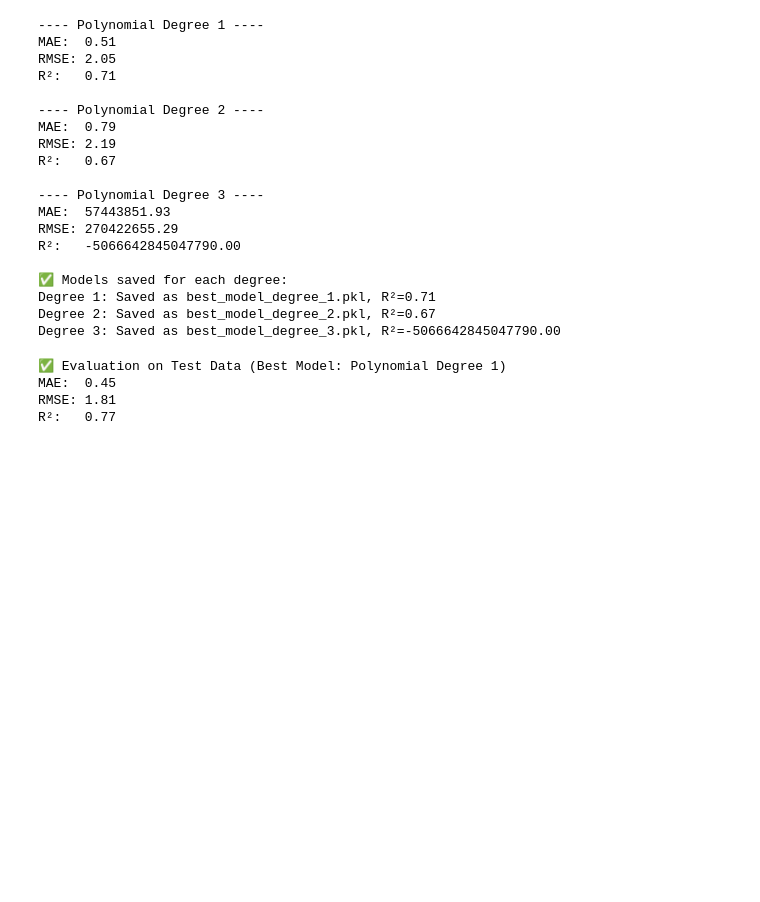
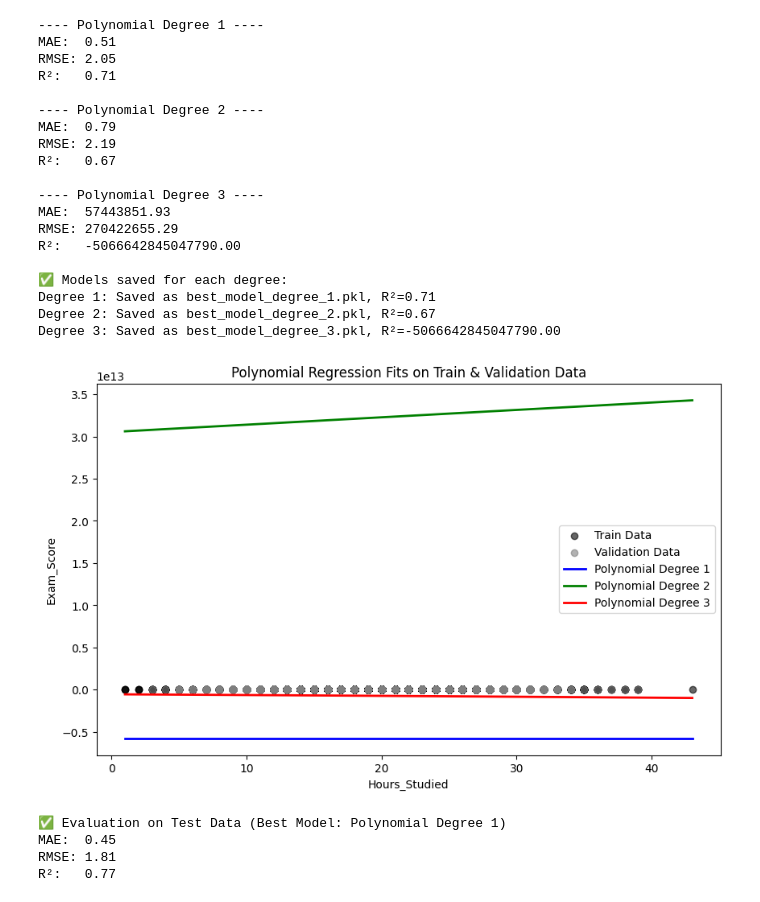
Before and after one commit to MohamedHussienMansour/Student-Score-Predication, a Jupyter notebook: student-score-predication.ipynb, the cells around one changed output. Saved outputs shown, nothing was run; the diff lists cells and outputs as text; code cells hidden in the pictures; blank space fills up the shorter version.

```diff
--- a/student-score-predication.ipynb
+++ b/student-score-predication.ipynb
@@ -366,6 +329,58 @@ R²:   -5066642845047790.00
 Degree 1: Saved as best_model_degree_1.pkl, R²=0.71
 Degree 2: Saved as best_model_degree_2.pkl, R²=0.67
 Degree 3: Saved as best_model_degree_3.pkl, R²=-5066642845047790.00
+# %%
+import matplotlib.pyplot as plt
+import numpy as np
+import joblib
+
+# -------------------------------
+# Pick feature for visualization
+# -------------------------------
+feature = "Hours_Studied"
+
+X_train_plot = X_train[[feature]]
+y_train_plot = y_train
+
+X_val_plot = X_val[[feature]]
+y_val_plot = y_val
+
+# Sort values for smoother curve plotting
+X_range = np.linspace(X[feature].min(), X[feature].max(), 100).reshape(-1, 1)
+
+# -------------------------------
+# Plot Train + Validation Data
+# -------------------------------
+plt.figure(figsize=(10,6))
+
+# Plot original points
+plt.scatter(X_train_plot, y_train_plot, color="black", alpha=0.6, label="Train Data")
+plt.scatter(X_val_plot, y_val_plot, color="gray", alpha=0.6, label="Validation Data")
+
+# Colors for models
+colors = {1: "blue", 2: "green", 3: "red"}
+
+# Load and plot each model
+for degree in [1, 2, 3]:
+    model = joblib.load(f"best_model_degree_{degree}.pkl")
+
+    # Need a DataFrame with the same structure as original X
+    X_range_full = pd.DataFrame({col: [0]*len(X_range) for col in X.columns})
+    X_range_full[feature] = X_range.flatten()
+
+    y_pred_range = model.predict(X_range_full)
+
+    plt.plot(X_range, y_pred_range, color=colors[degree], linewidth=2,
+             label=f"Polynomial Degree {degree}")
+
+# Final touches
+plt.xlabel(feature)
+plt.ylabel("Exam_Score")
+plt.title("Polynomial Regression Fits on Train & Validation Data")
+plt.legend()
+plt.show()
+# %% [output]
+[figure, added]
 # %%
 import joblib
 from sklearn.metrics import mean_absolute_error, mean_squared_error, r2_score
```
Also changed, not shown: parts of 3 cells of this notebook.
